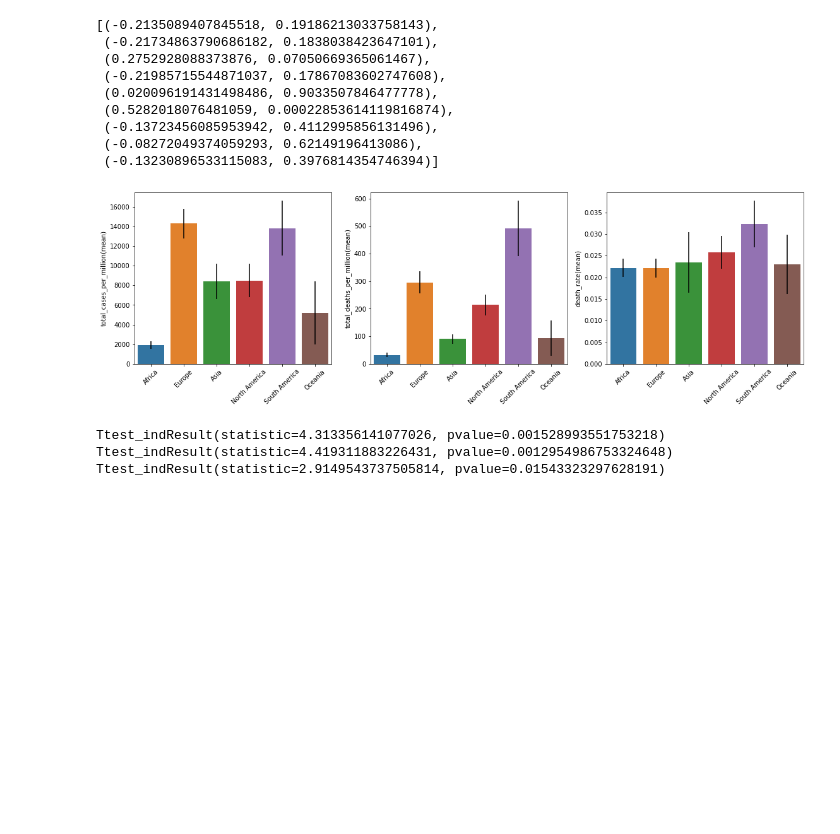
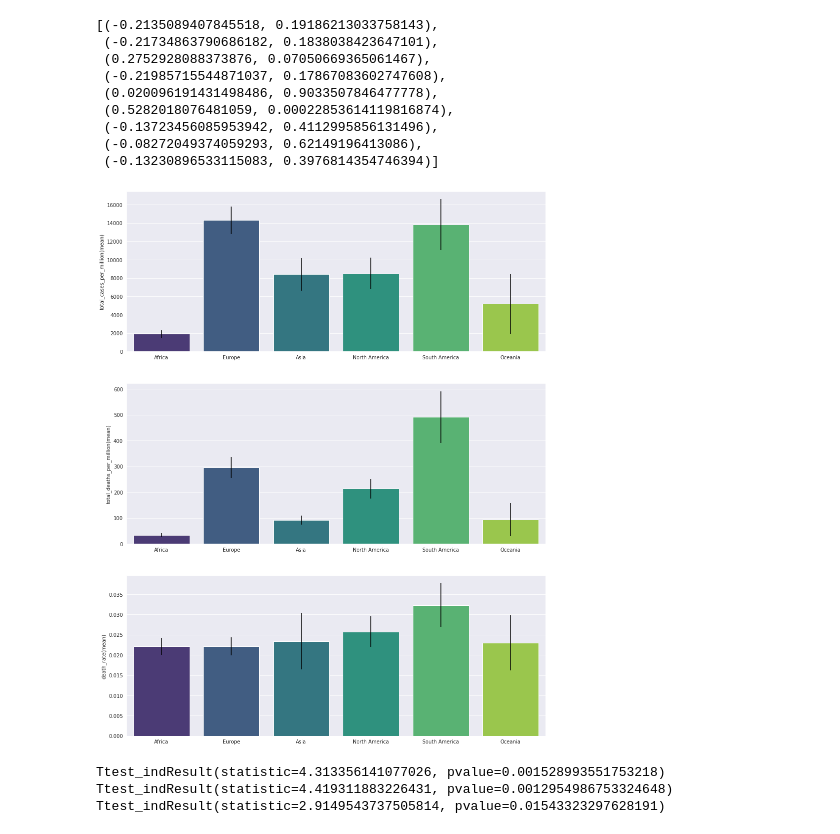
Before and after one commit to lkostakis/data-mining-covid19, a Jupyter notebook: ask4.ipynb, the cells around one changed output. Saved outputs shown, nothing was run; the diff lists cells and outputs as text; code cells hidden in the pictures; blank space fills up the shorter version.

Commit message:
results per continent remaining

```diff
--- a/ask4.ipynb
+++ b/ask4.ipynb
@@ -240,34 +240,34 @@ values
 # %%
 means_per_continent = []
 continents = ['Africa', 'Europe', 'Asia', 'North America', 'South America', 'Oceania']
 error_per_continent = [] # for error bar?
 
 # Find means for the columns we need
 for i in continents:
     df_per_continent = df.loc[df.continent == i]
     means_per_continent.append([df_per_continent['total_cases_per_million'].mean(),
                                 df_per_continent['total_deaths_per_million'].mean(),
                                 df_per_continent['death_rate'].mean()])
     error_per_continent.append([df_per_continent['total_cases_per_million'].sem(),
                                 df_per_continent['total_deaths_per_million'].sem(),
                                 df_per_continent['death_rate'].sem()])
 
 # Create the DataFrame
 df2 = pd.DataFrame(means_per_continent,
                    index =continents,
                    columns = ['total_cases_per_million(mean)', 'total_deaths_per_million(mean)', 'death_rate(mean)'])
 
 # Display the bar plots with error bars
-plt.figure(figsize=(19,5))
+sns.set_style("darkgrid")
+fig = plt.figure(figsize=(15,20))
 for i in range(3):
     sem_error = [x[i] for x in error_per_continent]
-    plt.subplot(1,3,i+1)
-    if i==0: sns.barplot(x= continents, y= 'total_cases_per_million(mean)', data= df2, yerr = sem_error)
-    elif i==1: sns.barplot(x= continents, y= 'total_deaths_per_million(mean)', data= df2, yerr = sem_error)
-    else: sns.barplot(x= continents, y= 'death_rate(mean)', data= df2, yerr= sem_error)
-    plt.xticks(range(6), rotation=45)
+    plt.subplot(3,1,i+1)
+    if i==0: g =sns.barplot(x= continents, y= 'total_cases_per_million(mean)', data= df2, yerr = sem_error, palette='viridis')
+    elif i==1: g =sns.barplot(x= continents, y= 'total_deaths_per_million(mean)', data= df2, yerr = sem_error, palette='viridis')
+    else: g =sns.barplot(x= continents, y= 'death_rate(mean)', data= df2, yerr= sem_error, palette='viridis')
 # %% [output]
-[figure, old version]
+[figure, new version]
 # %%
 from scipy.stats import ttest_ind
 
```
Also changed, not shown: parts of 5 cells of this notebook.
